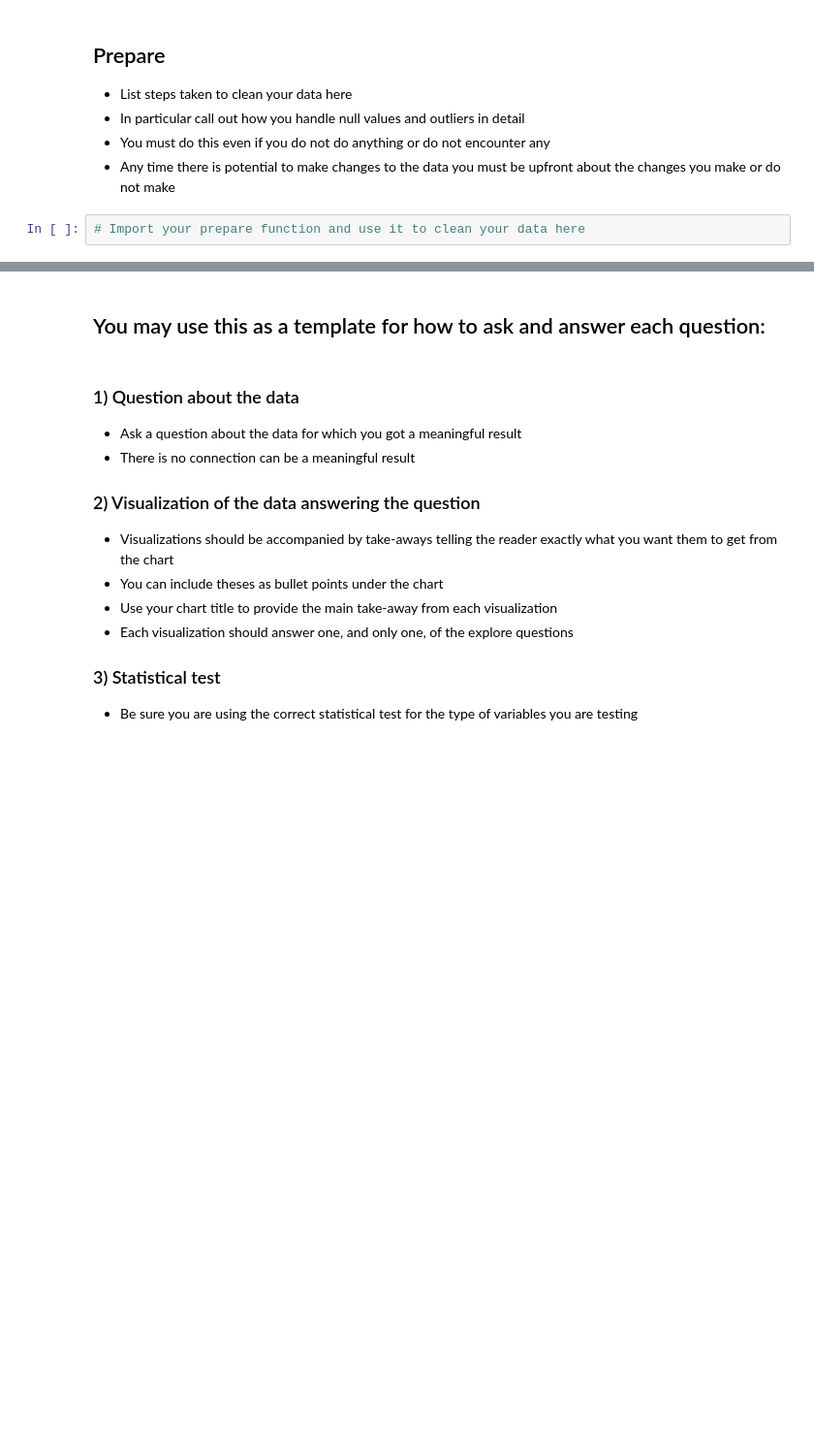
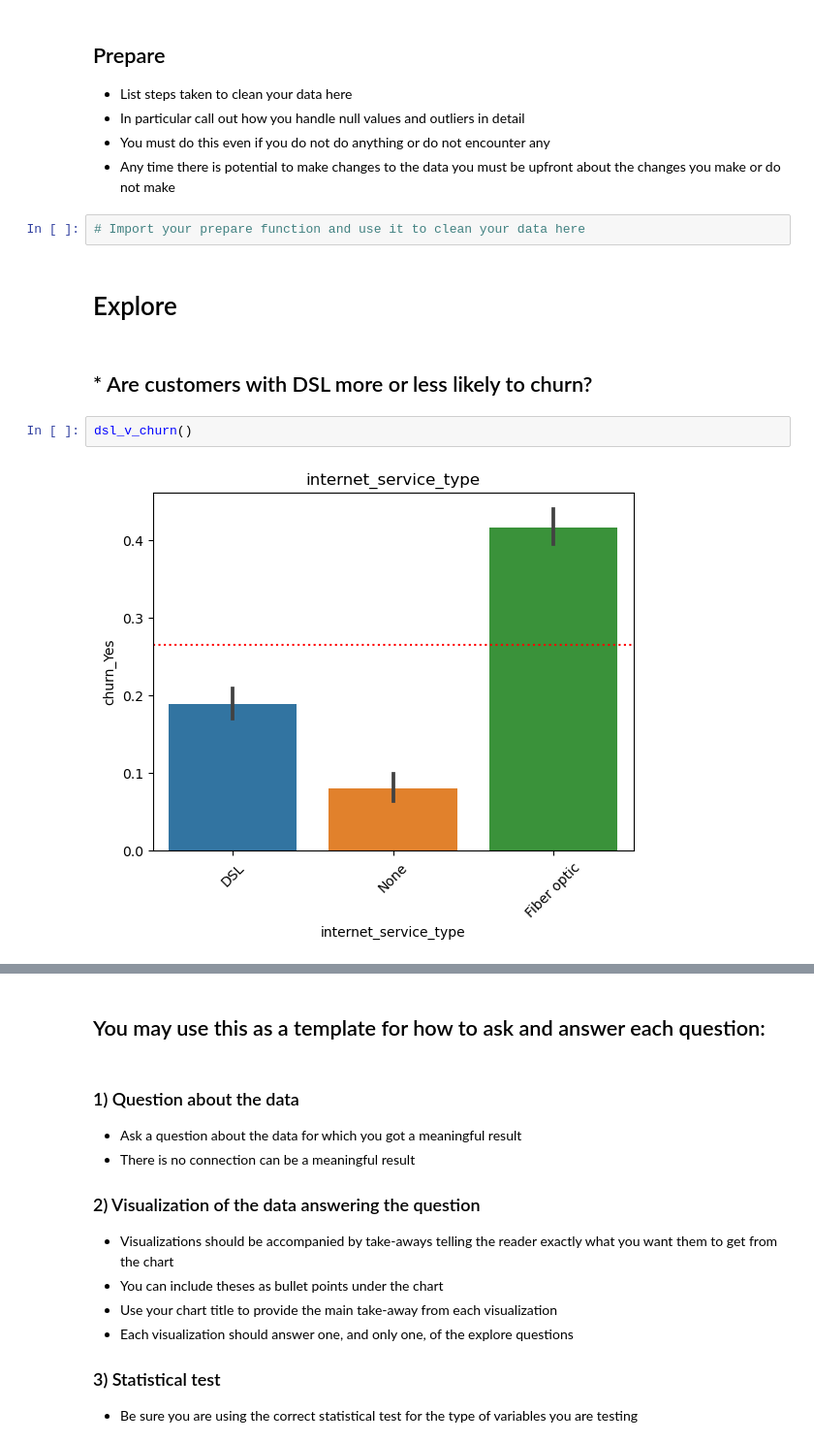
Before and after one commit to mannievilla/Project-Feel-the-Churn, a Jupyter notebook: Final_Report.ipynb, the cells around one changed output, grey strips where cells are left out. Shown at 97% size. Saved outputs shown, nothing was run; the diff lists cells and outputs as text; blank space fills up the shorter version.

```diff
--- a/Final_Report.ipynb
+++ b/Final_Report.ipynb
@@ -38,3 +62,11 @@ df, train, vaildate, test = wrangle_telco_data()
 * Any time there is potential to make changes to the data you must be upfront about the changes you make or do not make
 # %%
 # Import your prepare function and use it to clean your data here
+# %% [markdown]
+# Explore
+# %% [markdown]
+## * Are customers with DSL more or less likely to churn?
+# %%
+dsl_v_churn()
+# %% [output]
+[figure, added]
```
Also changed, not shown: parts of 15 cells of this notebook, 1 other file.
